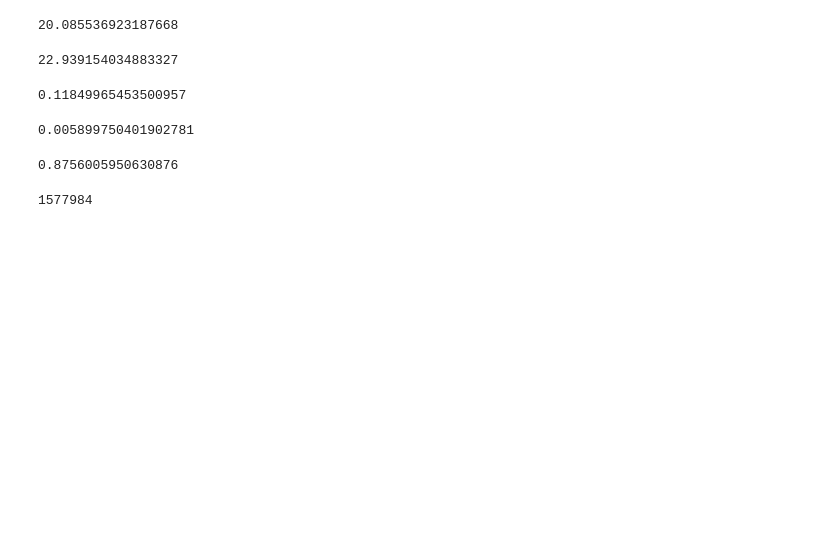
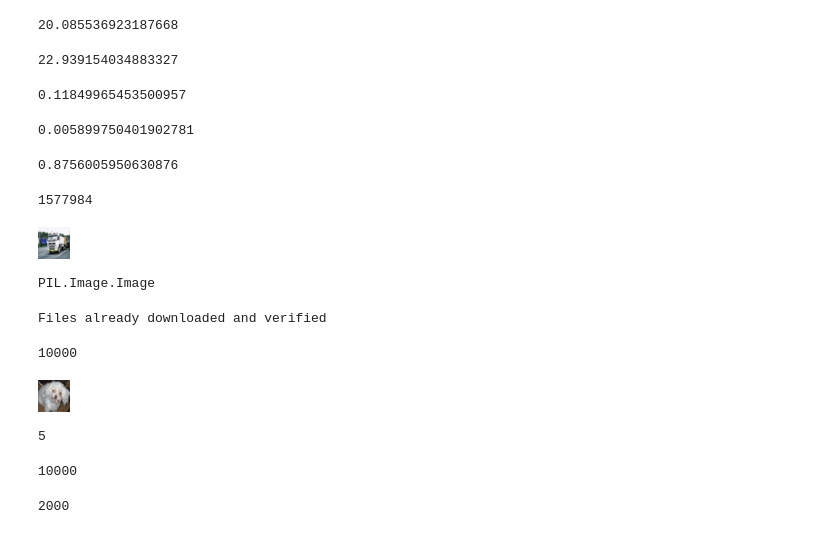
Before and after one commit to xiaojay/ainotes, a Jupyter notebook: 10.ipynb, the cells around one changed output. Drawn from its saved outputs; the diff is of its cells as text; code cells hidden in the pictures; blank space fills up the shorter version.

```diff
--- a/10.ipynb
+++ b/10.ipynb
@@ -182,3 +182,29 @@ c_/s
 3072*512 + 512*10
 # %% [output]
 1577984
+# %%
+img
+# %% [output]
+[figure, added]
+# %%
+type(img)
+# %% [output]
+PIL.Image.Image
+# %%
+c10_val = datasets.CIFAR10(data_path, train=False, download=True)
+# %% [output]
+Files already downloaded and verified
+# %%
+len(c10_val)
+# %% [output]
+10000
+# %%
+img, label = c10_val[1000]
+# %%
+img
+# %% [output]
+[figure, added]
+# %%
+label
+# %% [output]
+5
@@ -184,0 +221,8 @@ c_/s
+# %%
+len(c2)
+# %% [output]
+10000
+# %%
+len(c2_val)
+# %% [output]
+2000
```
Also changed, not shown: parts of 36 cells of this notebook, 3 other files.
